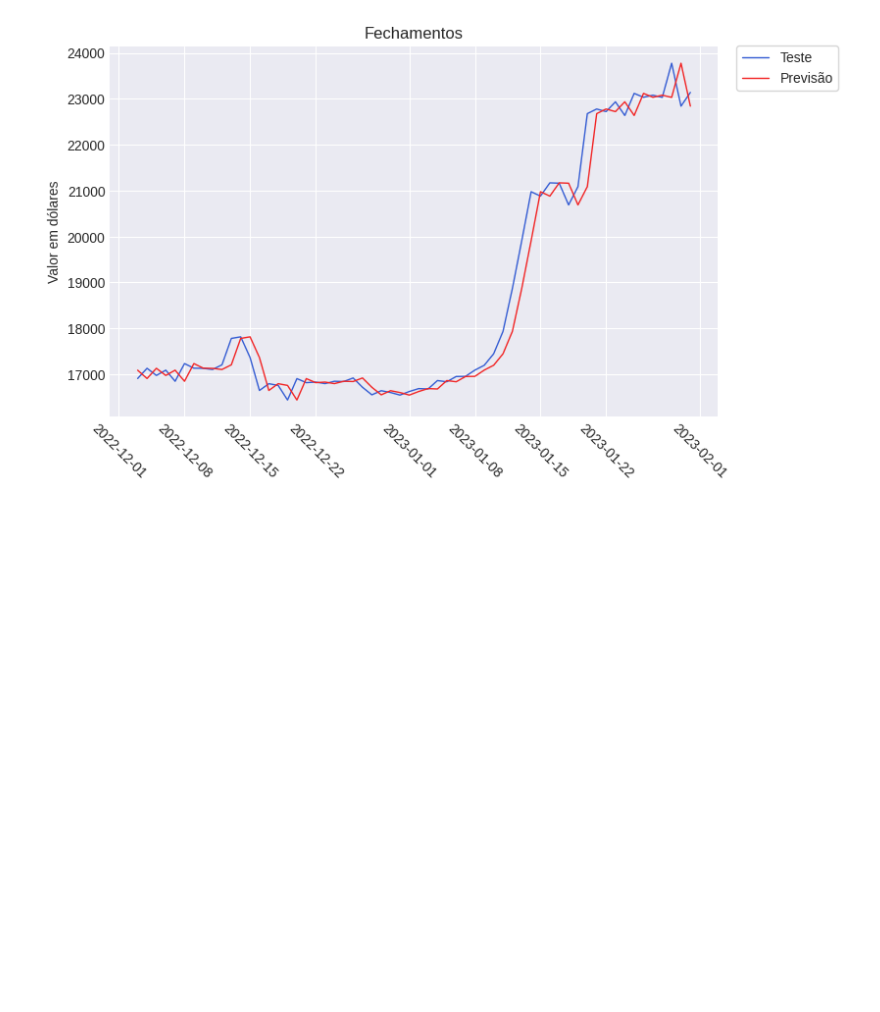
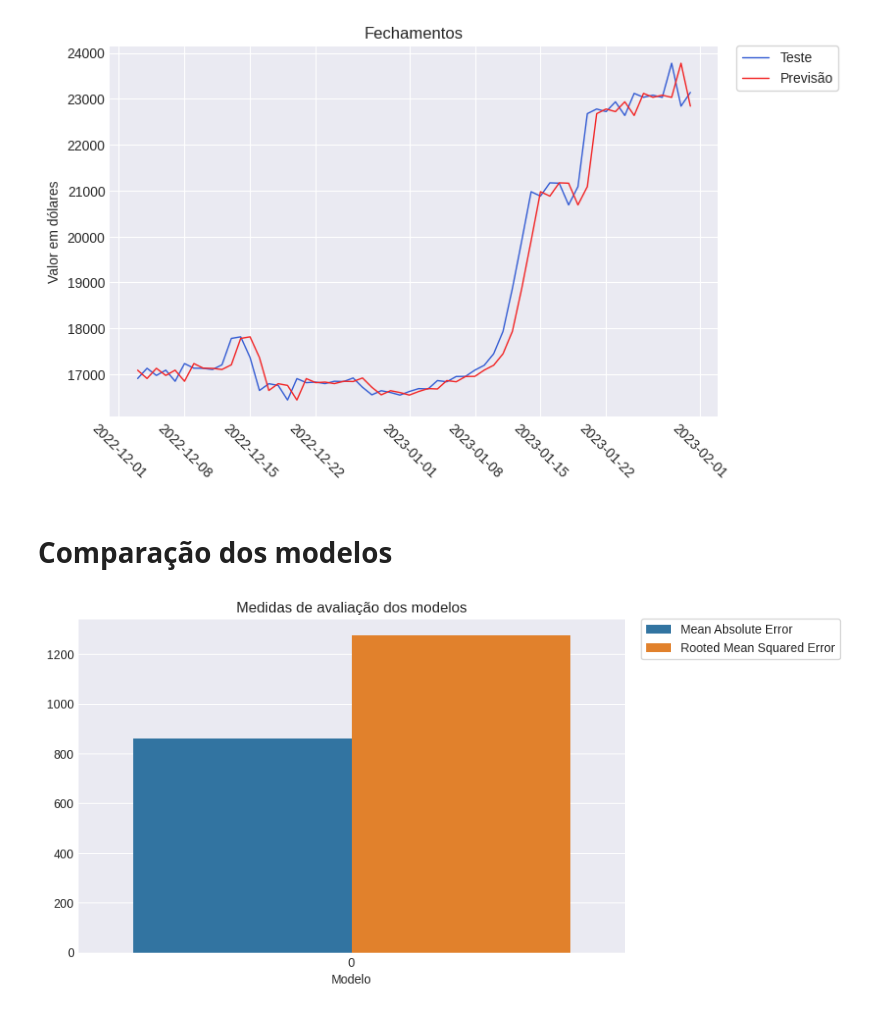
Before and after one commit to flohmannjr/tensorflow_curso, a Jupyter notebook: TensorFlow_MP3_BitPredict.ipynb, the cells around one changed output. Drawn from its saved outputs; the diff is of its cells as text; code cells hidden in the pictures; blank space fills up the shorter version.

Commit message:
Add comparação dos modelos

```diff
--- a/TensorFlow_MP3_BitPredict.ipynb
+++ b/TensorFlow_MP3_BitPredict.ipynb
@@ -175,6 +177,8 @@ grafico_series(X_treino=X_train, y_treino=y_train,
 Janelas: número de intervalos de tempo utilizados para fazer a previsão (passado).
 
 Horizontes: número de intervalos de tempo da previsão (futuro).
+# %%
+metricas = [None] * 11
 # %% [markdown]
 ## Modelo 0: Ingênuo
 # %% [markdown]
@@ -204,3 +208,11 @@ grafico_series(X_teste=X_test, y_teste=y_test,
                inicio=-60)
 # %% [output]
 [figure]
+# %%
+mae = mean_absolute_error(y_test[1:], y_pred)
+rmse = np.sqrt(mean_squared_error(y_test[1:], y_pred))
+
+metricas[0] = {'Mean Absolute Error': mae,
+               'Rooted Mean Squared Error': rmse}
+# %% [markdown]
+# Comparação dos modelos
@@ -206,0 +222,15 @@ grafico_series(X_teste=X_test, y_teste=y_test,
+# %%
+comparacao = pd.DataFrame([m for m in metricas if m is not None])
+comparacao = comparacao.reset_index().melt(id_vars='index').rename(columns=str.title)
+# %%
+sns.barplot(data=comparacao, x='Index', y='Value', hue='Variable')
+
+# plt.ylim(0.80, 0.90)
+
+plt.title('Medidas de avaliação dos modelos')
+plt.xlabel('Modelo')
+plt.ylabel('')
+
+plt.legend(loc=(1.03, 0.88), frameon=True, facecolor='white');
+# %% [output]
+[figure, added]
```
Also changed, not shown: parts of 3 cells of this notebook.
